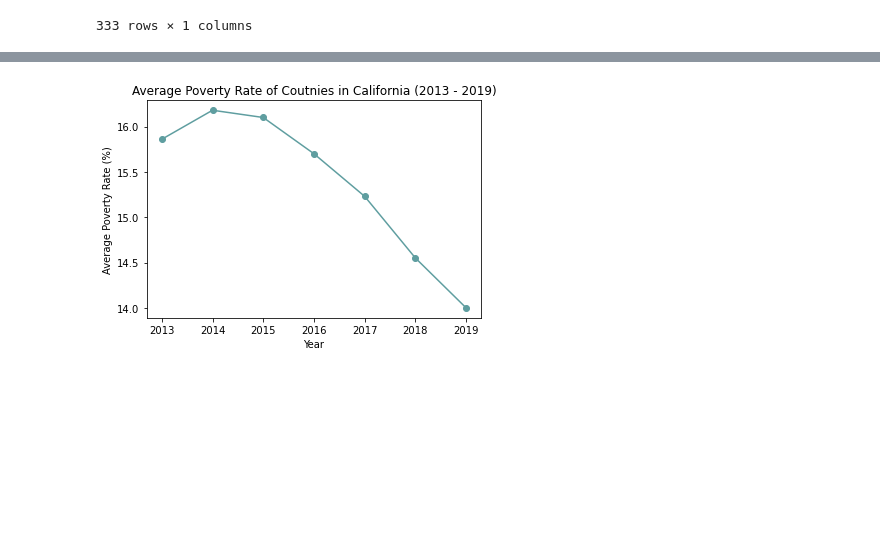
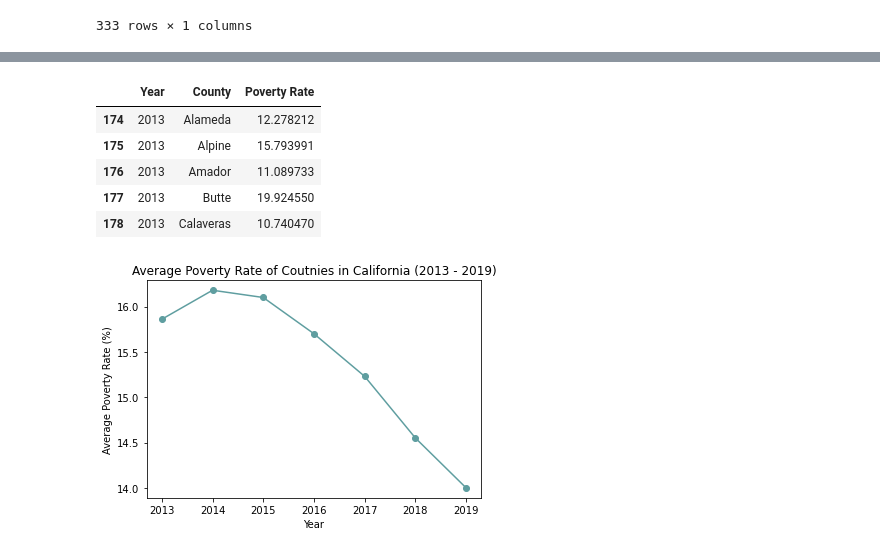
Before and after one commit to KeSavanh/Project_1, a Jupyter notebook: Melina/wildfire_analysis/WildFireAnalysis.ipynb, the cells around one changed output, grey strips where cells are left out. Saved outputs shown, nothing was run; the diff lists cells and outputs as text; code cells hidden in the pictures; blank space fills up the shorter version.

```diff
--- a/Melina/wildfire_analysis/WildFireAnalysis.ipynb
+++ b/Melina/wildfire_analysis/WildFireAnalysis.ipynb
@@ -164,3 +164,14 @@ census_df.head()
+# %%
+census_df = census_df.loc[census_df['Year'] > 2012]
+census_df = census_df.loc[census_df['Year'] < 2020]
+census_df.head()
+# %% [output]
+|  | Year | County | Poverty Rate |
+| 174 | 2013 | Alameda | 12.278212 |
+| 175 | 2013 | Alpine | 15.793991 |
+| 176 | 2013 | Amador | 11.089733 |
+| 177 | 2013 | Butte | 19.924550 |
+| 178 | 2013 | Calaveras | 10.740470 |
 # %%
 # Create csv to generate pivot table and pull values for statistical analysis
 
```
Also changed, not shown: parts of 5 cells of this notebook, 2 other files.
